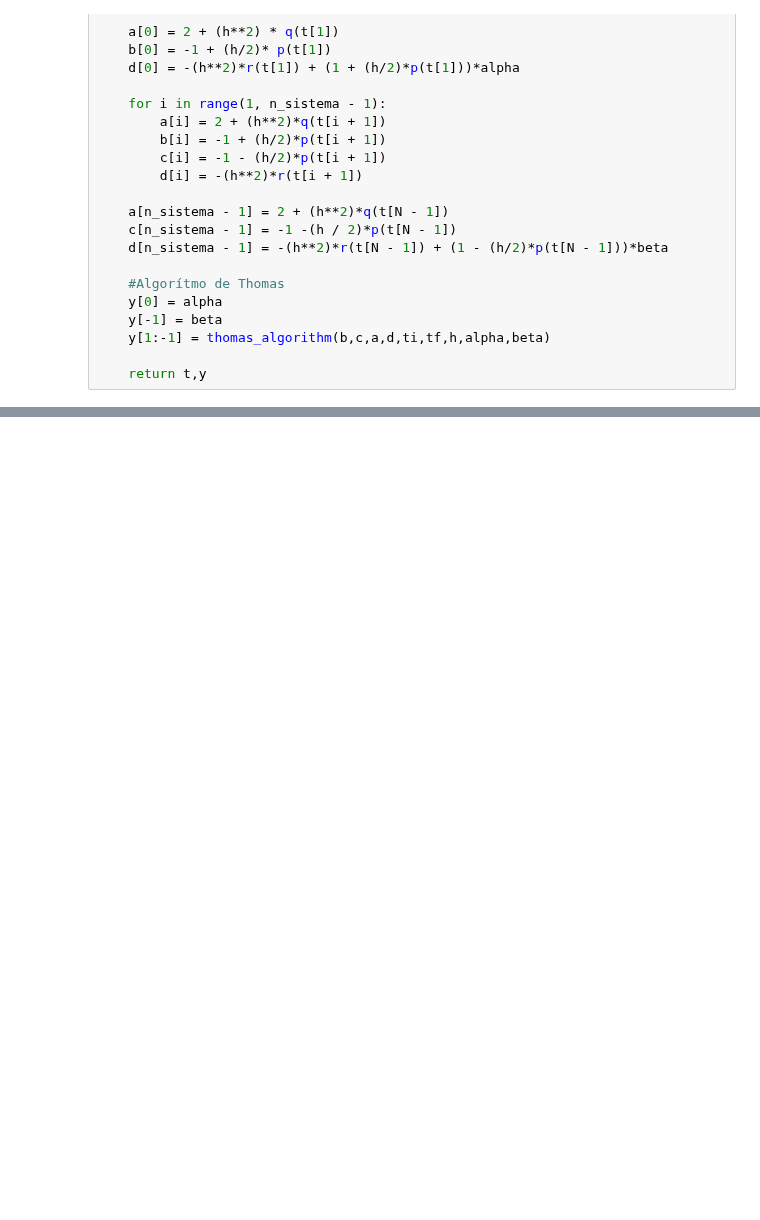
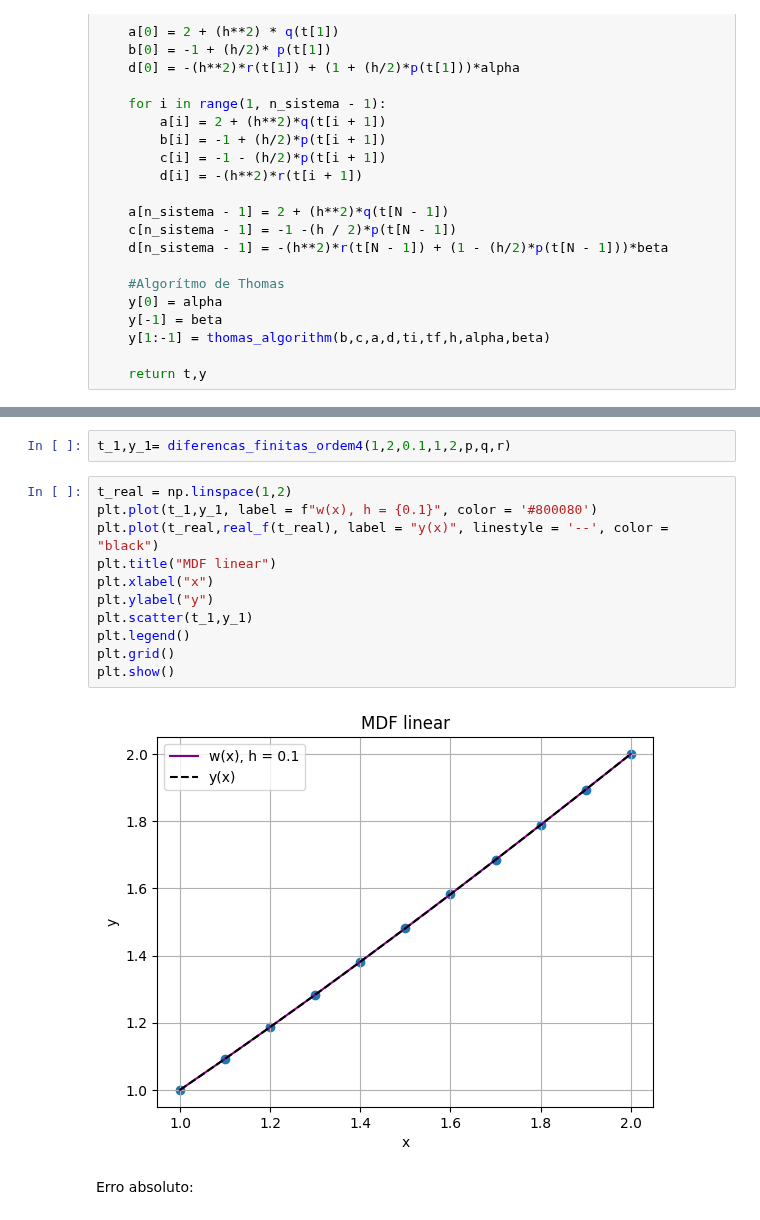
Before and after one commit to weldersalvador/Numerical-analysis-Python, a Jupyter notebook: Differential_Equations/MDF/mdf_linear.ipynb, the cells around one changed output, grey strips where cells are left out. Drawn from its saved outputs; the diff is of its cells as text; blank space fills up the shorter version.

Commit message:
Implementing forth order linear FMD (SOS)

```diff
--- a/Differential_Equations/MDF/mdf_linear.ipynb
+++ b/Differential_Equations/MDF/mdf_linear.ipynb
@@ -86,0 +168,17 @@ plt.show()
+# %%
+t_1,y_1= diferencas_finitas_ordem4(1,2,0.1,1,2,p,q,r)
+# %%
+t_real = np.linspace(1,2)
+plt.plot(t_1,y_1, label = f"w(x), h = {0.1}", color = '#800080')
+plt.plot(t_real,real_f(t_real), label = "y(x)", linestyle = '--', color = "black")
+plt.title("MDF linear")
+plt.xlabel("x")
+plt.ylabel("y")
+plt.scatter(t_1,y_1)
+plt.legend()
+plt.grid()
+plt.show()
+# %% [output]
+[figure, added]
+# %% [markdown]
+Erro absoluto:
```
Also changed, not shown: parts of 8 cells of this notebook, 1 other file.
